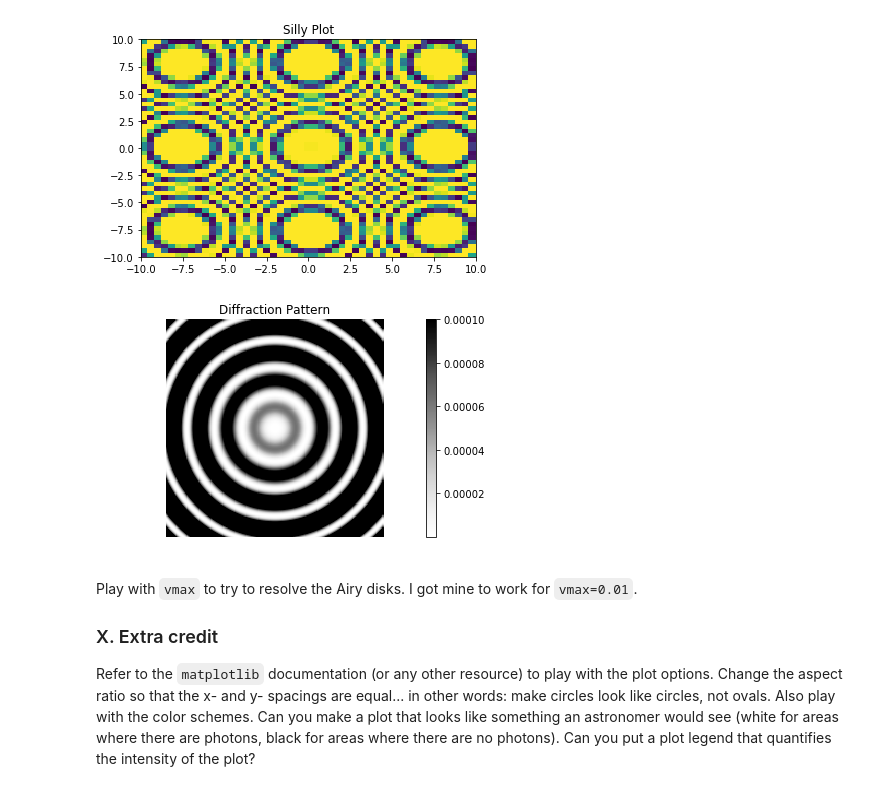
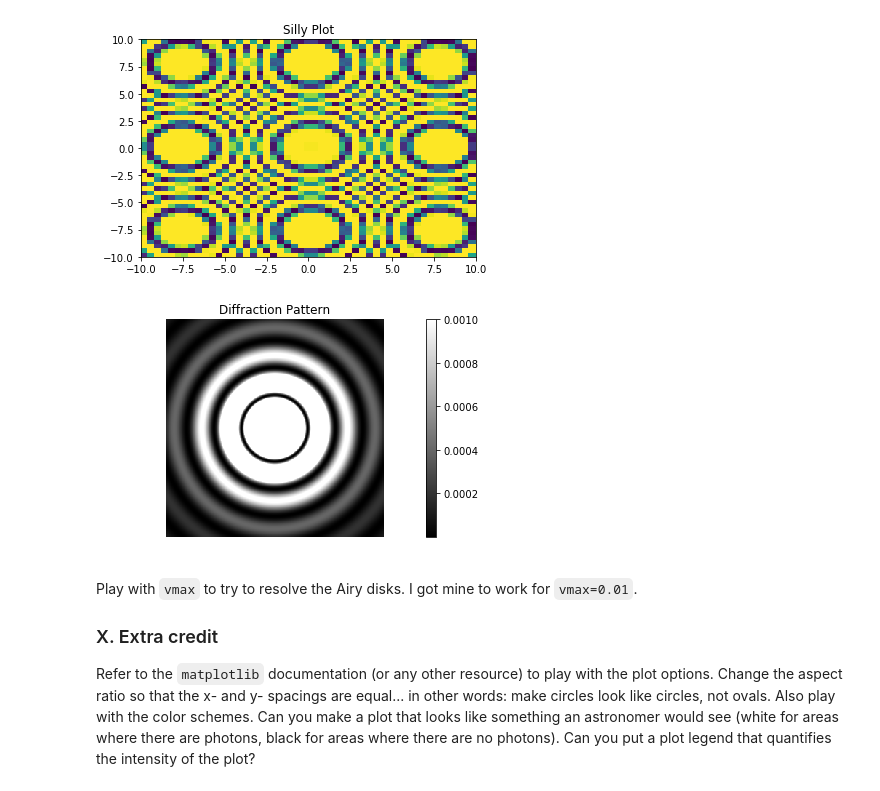
Before and after one commit to TWaddleton/Homework02, a Jupyter notebook: Homework_02.ipynb, the cells around one changed output. Saved outputs shown, nothing was run; the diff lists cells and outputs as text; code cells hidden in the pictures.

Commit message:
Fixed color diffraction plot thing
I am so talented and do not know what I am doing

```diff
--- a/Homework_02.ipynb
+++ b/Homework_02.ipynb
@@ -262,15 +262,16 @@ plt.show()
 [figure]
 # %% [markdown]
 Try to plot the Airy disk using a variation of the above code, where `Z` is given by $I(r)$, which you have to code in appropriately.
+# %%
+def r(X,Y):
+    return sqrt(X**2 + Y**2)
+
+rnp = np.vectorize(r)
+k = (2*pi)/(0.5)
 # %%
-def r(X,Y):
-    return sqrt(X**2 + Y**2)
-
-rnp = np.vectorize(r)
-
-side = np.linspace(-1,1,200)
+side = np.linspace(-1,1,300)
 X,Y = np.meshgrid(side,side)
-Z = (Jnp(1,(2*pi/(0.5))*rnp(X,Y))/(2*pi/(0.5))*rnp(X,Y))**2
+Z = (Jnp(1,k*rnp(X,Y))/(k*rnp(X,Y)))**2
 plt.pcolormesh(X,Y,Z)
 plt.title("Diffraction Pattern")
 plt.axis('equal')
@@ -289,15 +290,14 @@ plt.show()
 # %% [output]
 [figure]
 # %%
-Z = np.sin((Jnp(1,(2*pi/(0.5))*rnp(X,Y))/(2*pi/(0.5))*rnp(X,Y))**2)
-plt.pcolormesh(X,Y,Z, cmap = 'Greys', vmax=0.0001)
+plt.pcolormesh(X,Y,Z, cmap = 'gray', vmax=0.001)
 plt.title("Diffraction Pattern")
 plt.axis('equal')
 plt.axis('off')
 plt.colorbar()
 plt.show()
 # %% [output]
-[figure, old version]
+[figure, new version]
 # %% [markdown]
 Play with `vmax` to try to resolve the Airy disks. I got mine to work for `vmax=0.01`.
 
```
Also changed, not shown: parts of 1 cell of this notebook.
